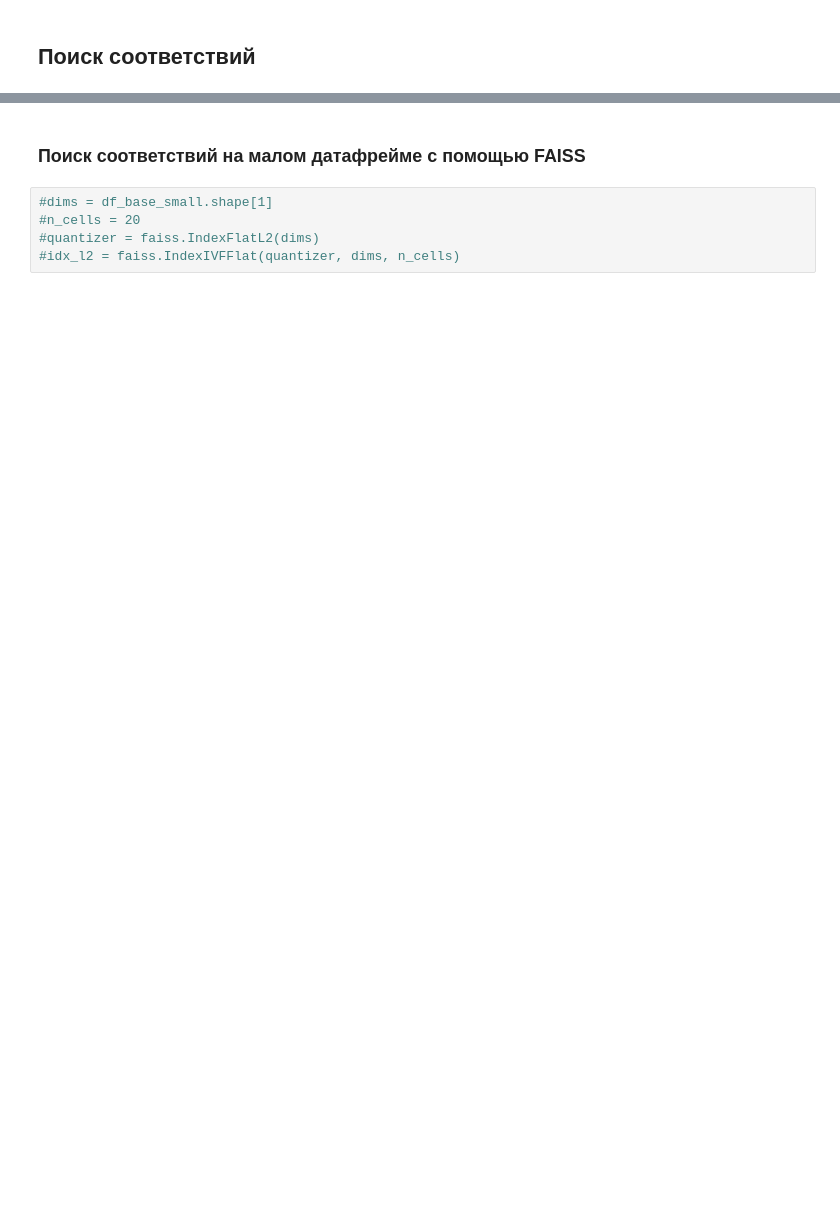
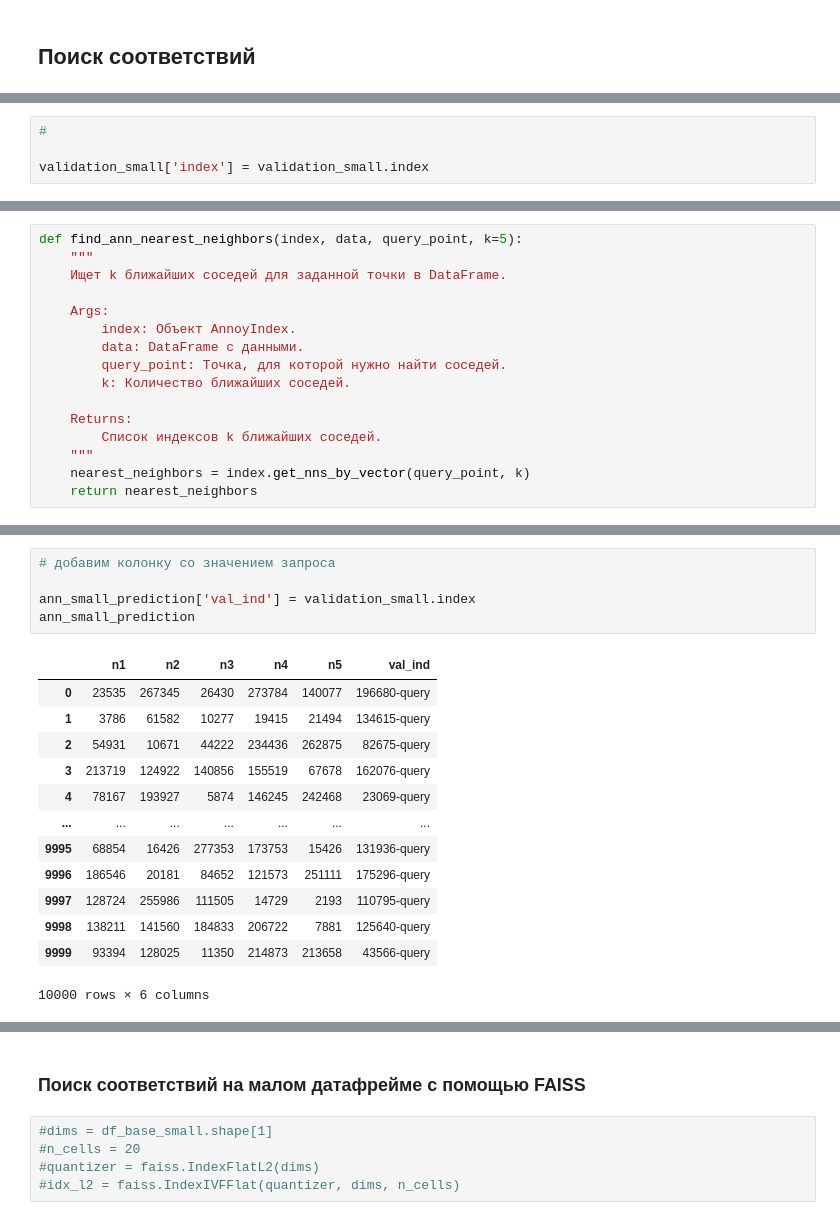
Before and after one commit to BelkaBoguto/PJ_13, a Jupyter notebook: boguto_masterskaya2.ipynb, the cells around one changed output, grey strips where cells are left out. Saved outputs shown, nothing was run; the diff lists cells and outputs as text; blank space fills up the shorter version.

Commit message:
addind annoy buiid

```diff
--- a/boguto_masterskaya2.ipynb
+++ b/boguto_masterskaya2.ipynb
@@ -797,0 +823,4 @@ t_mini_batch_l
+# %%
+#
+
+validation_small['index'] = validation_small.index
@@ -797,0 +847,16 @@ t_mini_batch_l
+# %%
+def find_ann_nearest_neighbors(index, data, query_point, k=5):
+    """
+    Ищет k ближайших соседей для заданной точки в DataFrame.
+
+    Args:
+        index: Объект AnnoyIndex.
+        data: DataFrame с данными.
+        query_point: Точка, для которой нужно найти соседей.
+        k: Количество ближайших соседей.
+
+    Returns:
+        Список индексов k ближайших соседей.
+    """
+    nearest_neighbors = index.get_nns_by_vector(query_point, k)
+    return nearest_neighbors
@@ -797,0 +885,19 @@ t_mini_batch_l
+# %%
+# добавим колонку со значением запроса
+
+ann_small_prediction['val_ind'] = validation_small.index
+ann_small_prediction
+# %% [output]
+|  | n1 | n2 | n3 | n4 | n5 | val_ind |
+| 0 | 23535 | 267345 | 26430 | 273784 | 140077 | 196680-query |
+| 1 | 3786 | 61582 | 10277 | 19415 | 21494 | 134615-query |
+| 2 | 54931 | 10671 | 44222 | 234436 | 262875 | 82675-query |
+| 3 | 213719 | 124922 | 140856 | 155519 | 67678 | 162076-query |
+| 4 | 78167 | 193927 | 5874 | 146245 | 242468 | 23069-query |
+| ... | ... | ... | ... | ... | ... | ... |
+| 9995 | 68854 | 16426 | 277353 | 173753 | 15426 | 131936-query |
+| 9996 | 186546 | 20181 | 84652 | 121573 | 251111 | 175296-query |
+| 9997 | 128724 | 255986 | 111505 | 14729 | 2193 | 110795-query |
+| 9998 | 138211 | 141560 | 184833 | 206722 | 7881 | 125640-query |
+| 9999 | 93394 | 128025 | 11350 | 214873 | 213658 | 43566-query |
+10000 rows × 6 columns
```
Also changed, not shown: parts of 49 cells of this notebook.
